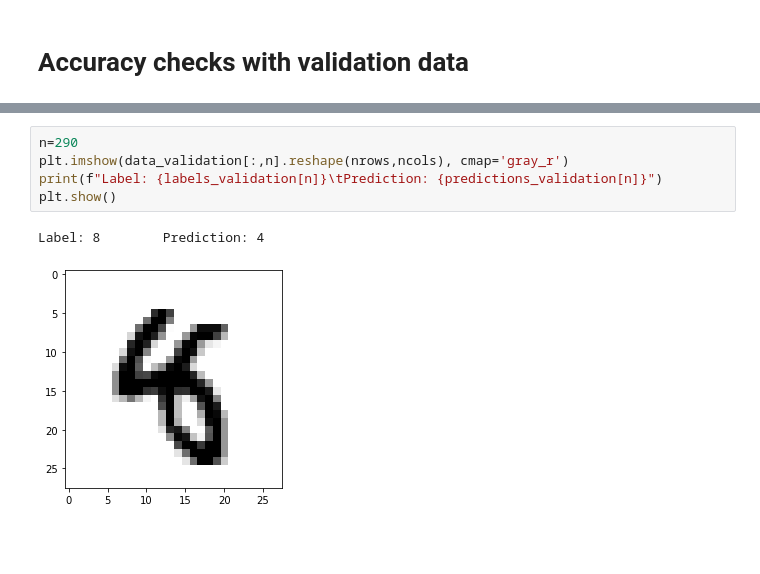
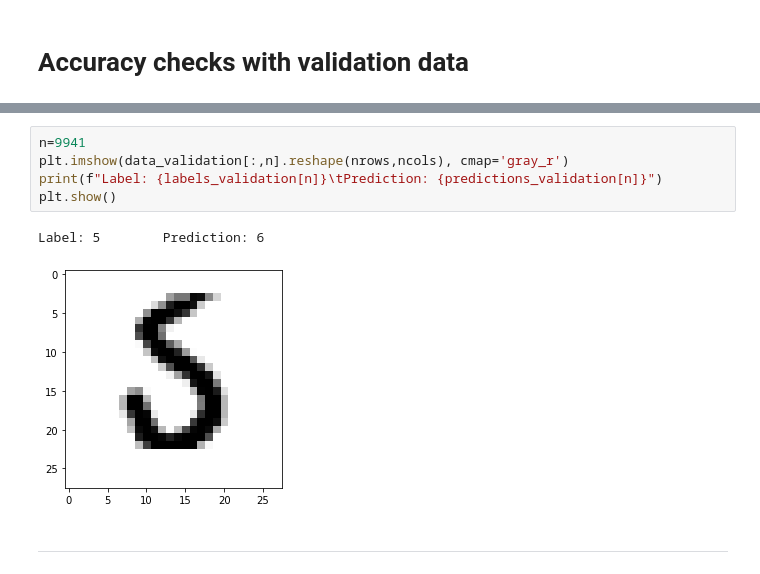
Before and after one commit to ivianrr/toy-neural-network, a Jupyter notebook: mininetwork.ipynb, the cells around one changed output, grey strips where cells are left out. Saved outputs shown, nothing was run; the diff lists cells and outputs as text; blank space fills up the shorter version.

```diff
--- a/mininetwork.ipynb
+++ b/mininetwork.ipynb
@@ -233,8 +252,10 @@ ID      Label   Prediction      Error
 # %%
-n=290
+n=9941
 plt.imshow(data_validation[:,n].reshape(nrows,ncols), cmap='gray_r')
 print(f"Label: {labels_validation[n]}\tPrediction: {predictions_validation[n]}")
 plt.show()
 # %% [output]
-Label: 8        Prediction: 4
+Label: 5        Prediction: 6
-[figure, old version]
+[figure, new version]
+# %% [markdown]
+-------------------
```
Also changed, not shown: parts of 8 cells of this notebook.
